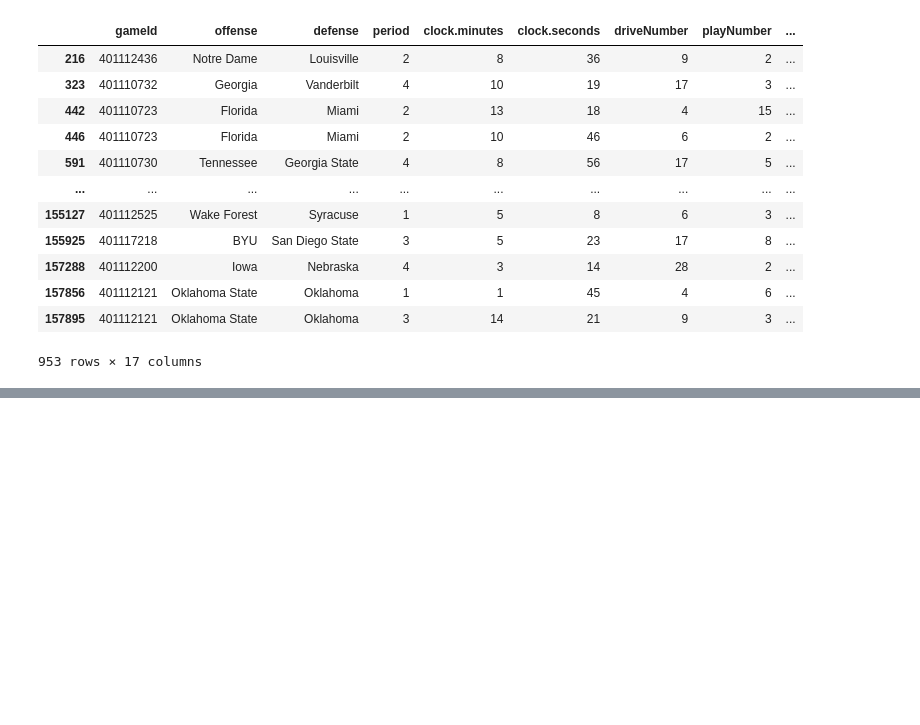
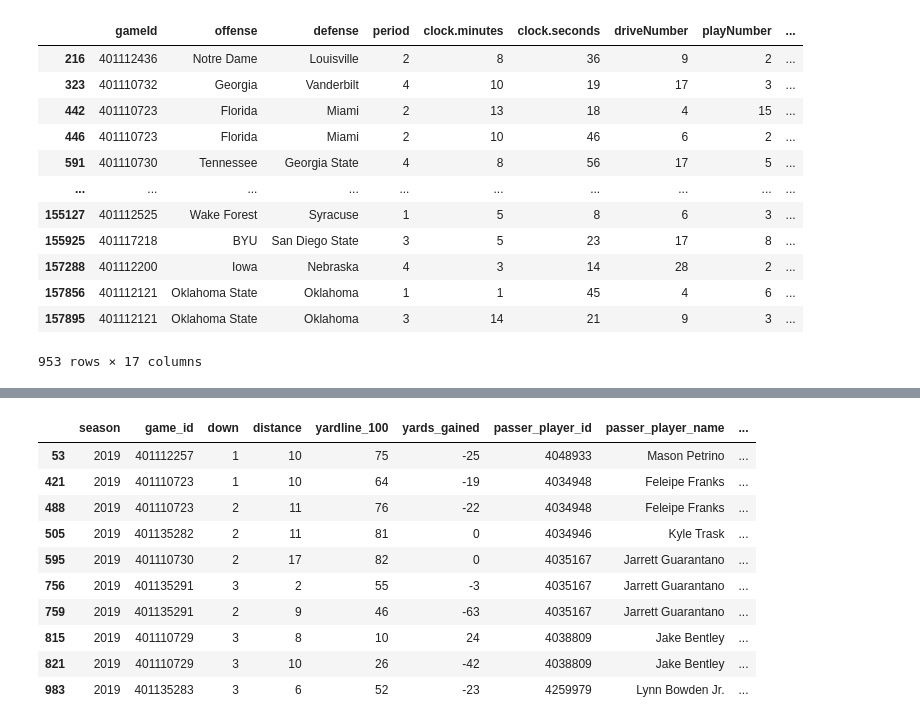
Before and after one commit to kobzajj/cfb-analytics, a Jupyter notebook: ad_hoc_analysis/2019_pbp_analysis.ipynb, the cells around one changed output, grey strips where cells are left out. Drawn from its saved outputs; the diff is of its cells as text; code cells hidden in the pictures; blank space fills up the shorter version.

```diff
--- a/ad_hoc_analysis/2019_pbp_analysis.ipynb
+++ b/ad_hoc_analysis/2019_pbp_analysis.ipynb
@@ -174,0 +260,14 @@ df_raw[np.logical_or(df_raw['fumble_recovery_name'].notna(), df_raw['fumble'].no
+# %%
+df_mapped[df_mapped['interception'].notna()].head(10)
+# %% [output]
+|  | season | game_id | down | distance | yardline_100 | yards_gained | passer_player_id | passer_player_name | ... |
+| 53 | 2019 | 401112257 | 1 | 10 | 75 | -25 | 4048933 | Mason Petrino | ... |
+| 421 | 2019 | 401110723 | 1 | 10 | 64 | -19 | 4034948 | Feleipe Franks | ... |
+| 488 | 2019 | 401110723 | 2 | 11 | 76 | -22 | 4034948 | Feleipe Franks | ... |
+| 505 | 2019 | 401135282 | 2 | 11 | 81 | 0 | 4034946 | Kyle Trask | ... |
+| 595 | 2019 | 401110730 | 2 | 17 | 82 | 0 | 4035167 | Jarrett Guarantano | ... |
+| 756 | 2019 | 401135291 | 3 | 2 | 55 | -3 | 4035167 | Jarrett Guarantano | ... |
+| 759 | 2019 | 401135291 | 2 | 9 | 46 | -63 | 4035167 | Jarrett Guarantano | ... |
+| 815 | 2019 | 401110729 | 3 | 8 | 10 | 24 | 4038809 | Jake Bentley | ... |
+| 821 | 2019 | 401110729 | 3 | 10 | 26 | -42 | 4038809 | Jake Bentley | ... |
+| 983 | 2019 | 401135283 | 3 | 6 | 52 | -23 | 4259979 | Lynn Bowden Jr. | ... |
```
Also changed, not shown: parts of 6 cells of this notebook, 8 other files.
